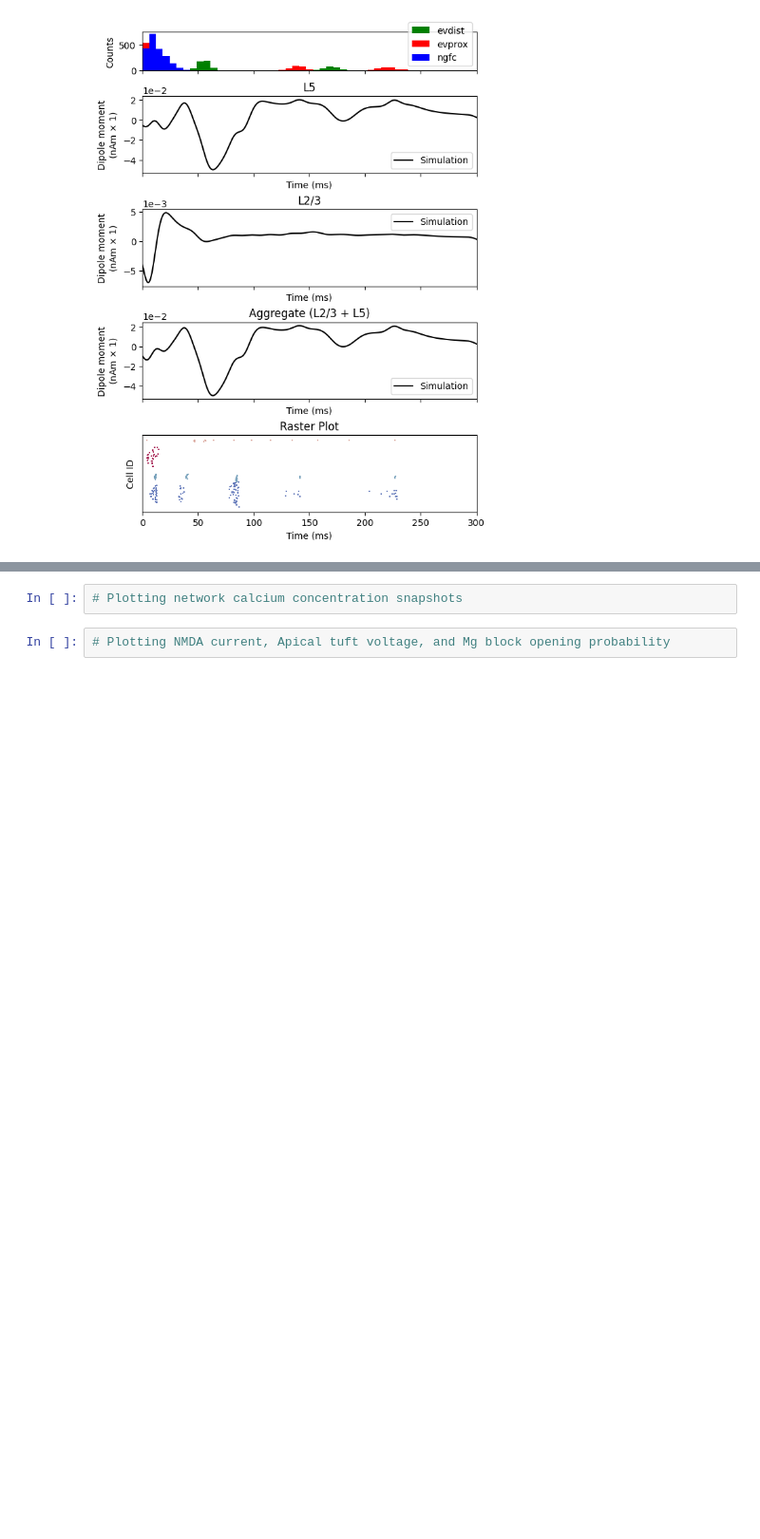
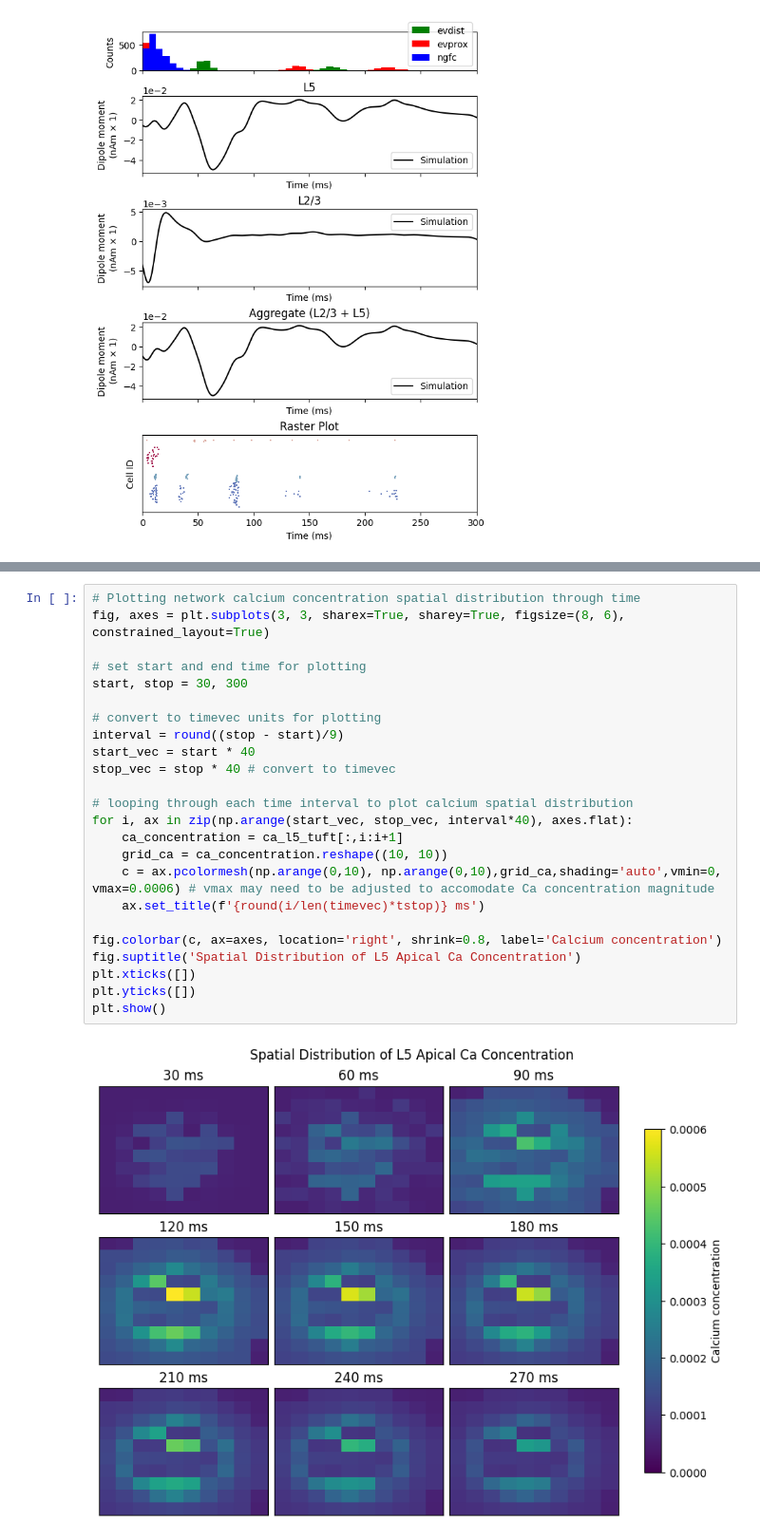
Before and after one commit to xgao35/hnn_tep_modeling, a Jupyter notebook: TEP_plotting.ipynb, the cells around one changed output, grey strips where cells are left out. Shown at 95% size. Saved outputs shown, nothing was run; the diff lists cells and outputs as text; blank space fills up the shorter version.

```diff
--- a/TEP_plotting.ipynb
+++ b/TEP_plotting.ipynb
@@ -158,4 +158,26 @@ Text(0, 0.5, 'Dipole Moment (nAm)')
-# %%
-# Plotting network calcium concentration snapshots
-# %%
-# Plotting NMDA current, Apical tuft voltage, and Mg block opening probability
+# %%
+# Plotting network calcium concentration spatial distribution through time
+fig, axes = plt.subplots(3, 3, sharex=True, sharey=True, figsize=(8, 6), constrained_layout=True)
+
+# set start and end time for plotting
+start, stop = 30, 300
+
+# convert to timevec units for plotting
+interval = round((stop - start)/9)
+start_vec = start * 40
+stop_vec = stop * 40 # convert to timevec
+
+# looping through each time interval to plot calcium spatial distribution
+for i, ax in zip(np.arange(start_vec, stop_vec, interval*40), axes.flat):
+    ca_concentration = ca_l5_tuft[:,i:i+1]
+    grid_ca = ca_concentration.reshape((10, 10))
+    c = ax.pcolormesh(np.arange(0,10), np.arange(0,10),grid_ca,shading='auto',vmin=0, vmax=0.0006) # vmax may need to be adjusted to accomodate Ca concentration magnitude
+    ax.set_title(f'{round(i/len(timevec)*tstop)} ms')
+
+fig.colorbar(c, ax=axes, location='right', shrink=0.8, label='Calcium concentration')
+fig.suptitle('Spatial Distribution of L5 Apical Ca Concentration')
+plt.xticks([])
+plt.yticks([])
+plt.show()
+# %% [output]
+[figure, added]
```
Also changed, not shown: parts of 3 cells of this notebook, 5 other files.
